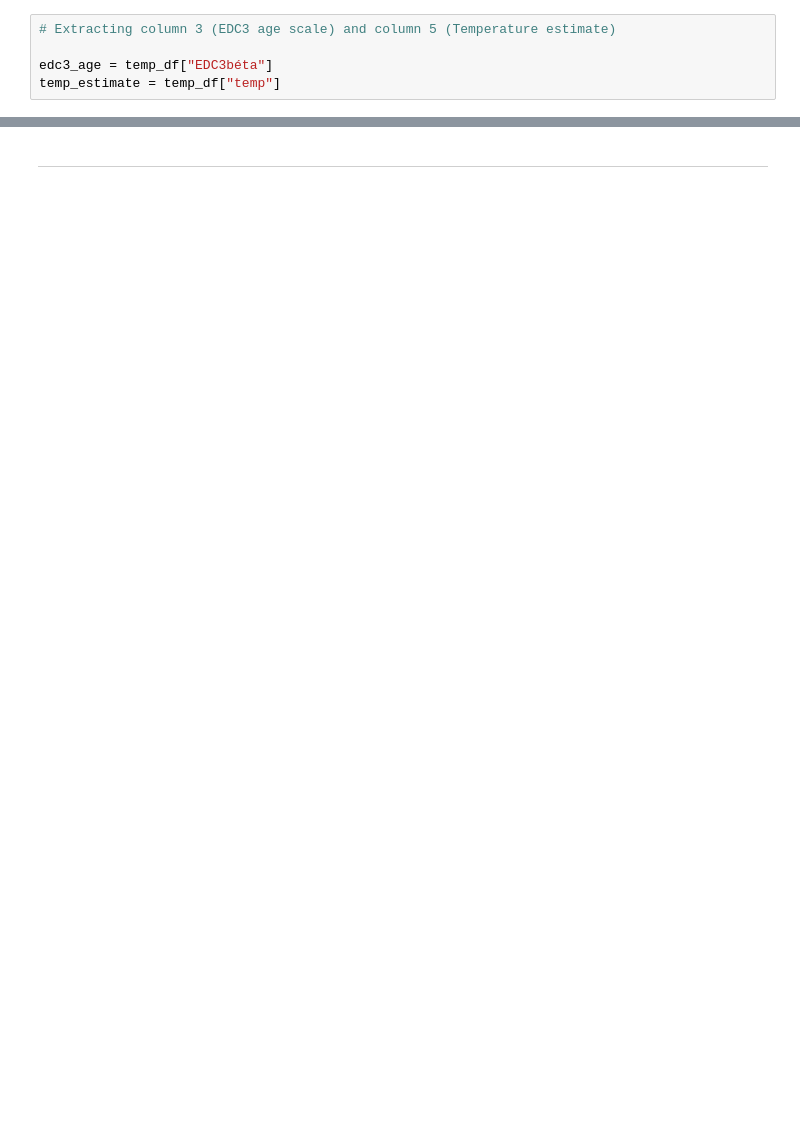
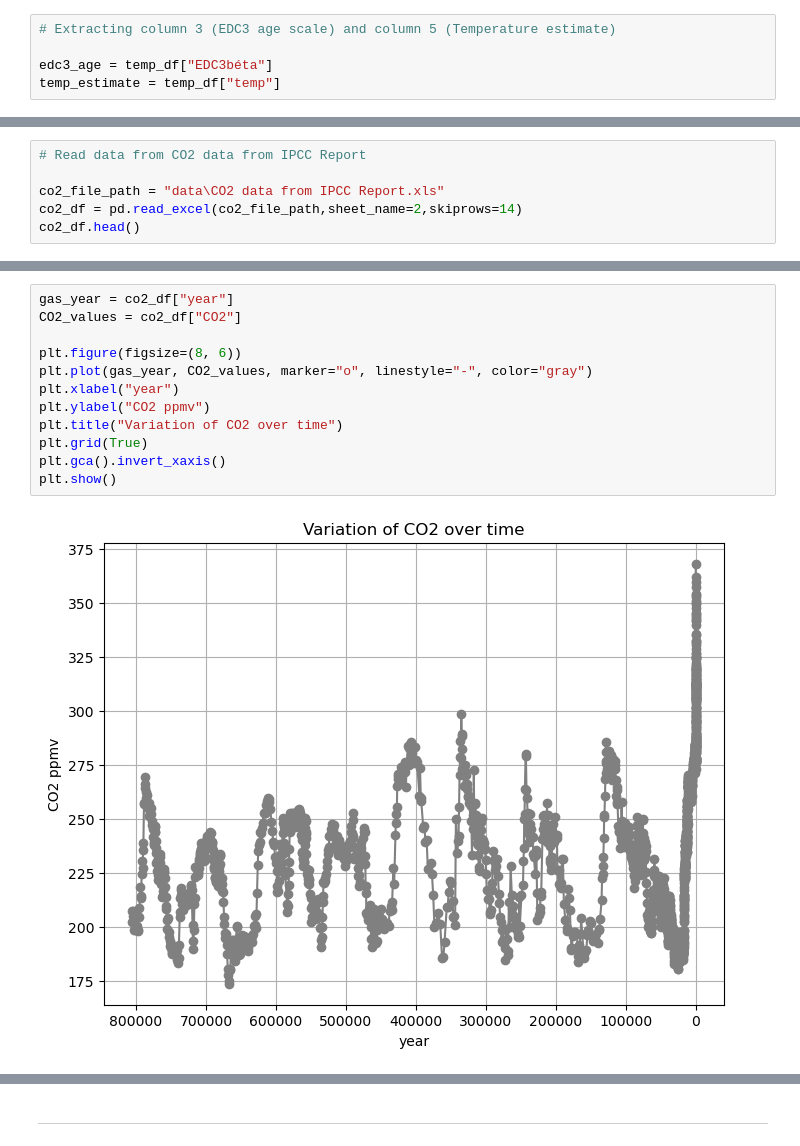
Before and after one commit to jalaca91/project2-programming-data-analysis, a Jupyter notebook: project.ipynb, the cells around one changed output, grey strips where cells are left out. Drawn from its saved outputs; the diff is of its cells as text; blank space fills up the shorter version.

```diff
--- a/project.ipynb
+++ b/project.ipynb
@@ -121,0 +145,6 @@ temp_estimate = temp_df["temp"]
+# %%
+# Read data from CO2 data from IPCC Report
+
+co2_file_path = "data\CO2 data from IPCC Report.xls"
+co2_df = pd.read_excel(co2_file_path,sheet_name=2,skiprows=14)
+co2_df.head()
@@ -121,0 +165,14 @@ temp_estimate = temp_df["temp"]
+# %%
+gas_year = co2_df["year"]
+CO2_values = co2_df["CO2"]
+
+plt.figure(figsize=(8, 6))
+plt.plot(gas_year, CO2_values, marker="o", linestyle="-", color="gray")
+plt.xlabel("year")
+plt.ylabel("CO2 ppmv")
+plt.title("Variation of CO2 over time")
+plt.grid(True)
+plt.gca().invert_xaxis()
+plt.show()
+# %% [output]
+[figure, added]
```
Also changed, not shown: parts of 14 cells of this notebook.
